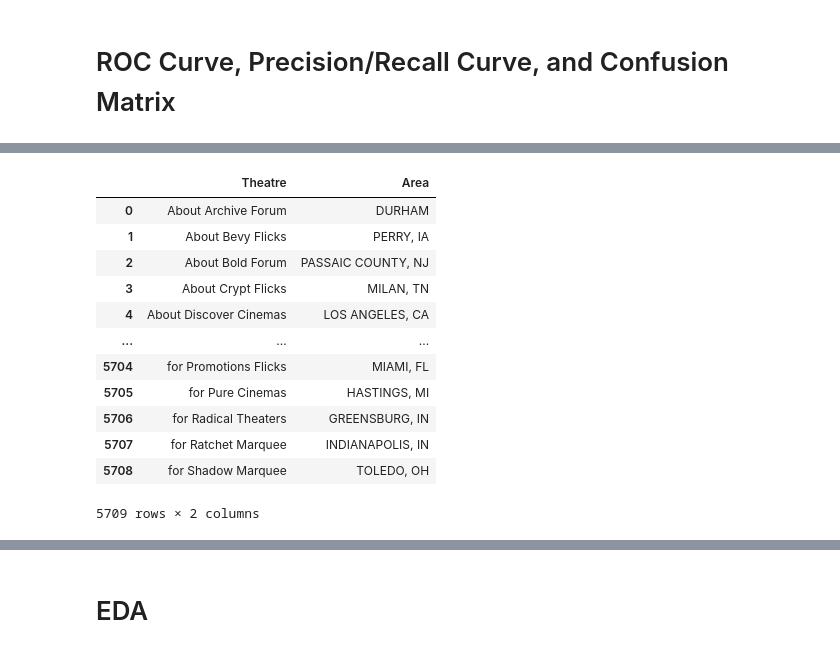
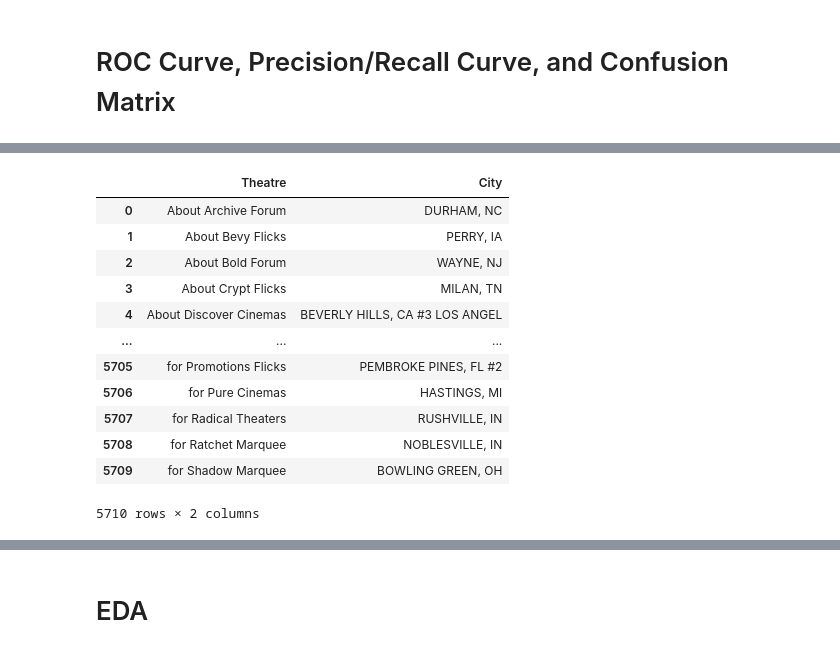
Before and after one commit to xazsanch/Identifiying-Over-and-Under-Performing-US-Movie-Theaters, a Jupyter notebook: over_under_theatres.ipynb, the cells around one changed output, grey strips where cells are left out. Drawn from its saved outputs; the diff is of its cells as text; code cells hidden in the pictures.

```diff
--- a/over_under_theatres.ipynb
+++ b/over_under_theatres.ipynb
@@ -959,20 +1203,20 @@ Text(0.5, 1.0, 'Confusion Matrix with Optimal Threshold')
 # %%
-cities = df.groupby(['Division','Theatre','Area'],as_index=False).last()
+cities = df.groupby(['Division','Theatre','City'],as_index=False).last()
 cities = cities[cities['Division'] != 'CANADIAN']
-cities = cities.groupby(['Theatre','Area'],as_index=False).first()[['Theatre','Area']]
+cities = cities.groupby(['Theatre','City'],as_index=False).first()[['Theatre','City']]
 cities
 # %% [output]
-|  | Theatre | Area |
-| 0 | About Archive Forum | DURHAM |
+|  | Theatre | City |
+| 0 | About Archive Forum | DURHAM, NC |
 | 1 | About Bevy Flicks | PERRY, IA |
-| 2 | About Bold Forum | PASSAIC COUNTY, NJ |
+| 2 | About Bold Forum | WAYNE, NJ |
 | 3 | About Crypt Flicks | MILAN, TN |
-| 4 | About Discover Cinemas | LOS ANGELES, CA |
+| 4 | About Discover Cinemas | BEVERLY HILLS, CA #3 LOS ANGEL |
 | ... | ... | ... |
-| 5704 | for Promotions Flicks | MIAMI, FL |
-| 5705 | for Pure Cinemas | HASTINGS, MI |
-| 5706 | for Radical Theaters | GREENSBURG, IN |
-| 5707 | for Ratchet Marquee | INDIANAPOLIS, IN |
-| 5708 | for Shadow Marquee | TOLEDO, OH |
+| 5705 | for Promotions Flicks | PEMBROKE PINES, FL #2 |
+| 5706 | for Pure Cinemas | HASTINGS, MI |
+| 5707 | for Radical Theaters | RUSHVILLE, IN |
+| 5708 | for Ratchet Marquee | NOBLESVILLE, IN |
+| 5709 | for Shadow Marquee | BOWLING GREEN, OH |
-5709 rows × 2 columns
+5710 rows × 2 columns
 # %%
```
Also changed, not shown: parts of 61 cells of this notebook.
